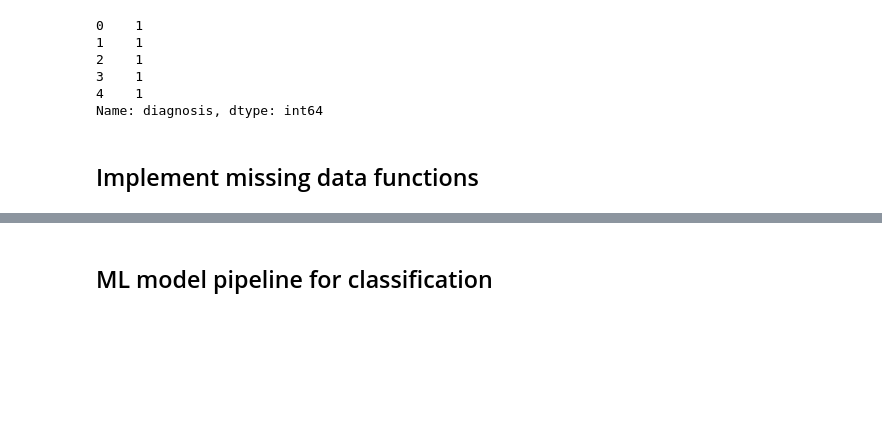
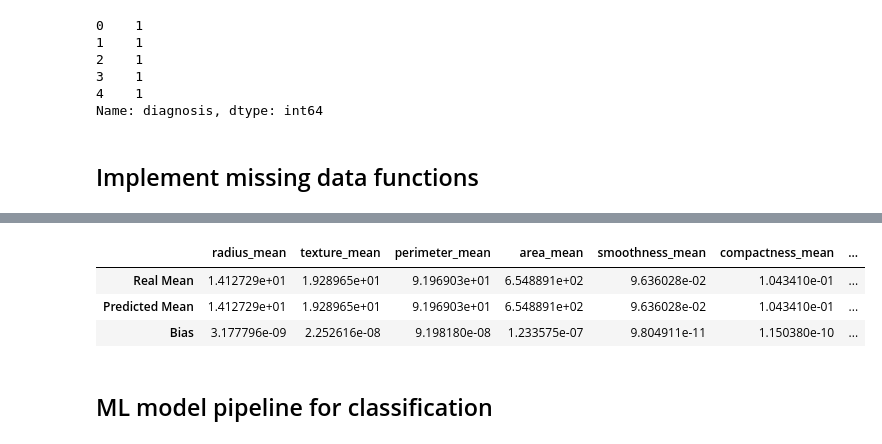
Before and after one commit to Research-Topics-in-Data-Mining/missingness-effect-complete-dataset, a Jupyter notebook: notebooks/Research Topics Project.ipynb, the cells around one changed output, grey strips where cells are left out. Drawn from its saved outputs; the diff is of its cells as text; code cells hidden in the pictures; blank space fills up the shorter version.

```diff
--- a/notebooks/Research Topics Project.ipynb
+++ b/notebooks/Research Topics Project.ipynb
@@ -44,3 +135,10 @@ Name: diagnosis, dtype: int64
+# %%
+apply_metrics(X, DF_MAR_5)
+# %% [output]
+|  | radius_mean | texture_mean | perimeter_mean | area_mean | smoothness_mean | compactness_mean | ... |
+| Real Mean | 1.412729e+01 | 1.928965e+01 | 9.196903e+01 | 6.548891e+02 | 9.636028e-02 | 1.043410e-01 | ... |
+| Predicted Mean | 1.412729e+01 | 1.928965e+01 | 9.196903e+01 | 6.548891e+02 | 9.636028e-02 | 1.043410e-01 | ... |
+| Bias | 3.177796e-09 | 2.252616e-08 | 9.198180e-08 | 1.233575e-07 | 9.804911e-11 | 1.150380e-10 | ... |
 # %% [markdown]
 ## ML model pipeline for classification
 # %%
```
Also changed, not shown: parts of 13 cells of this notebook, 2 other files.
